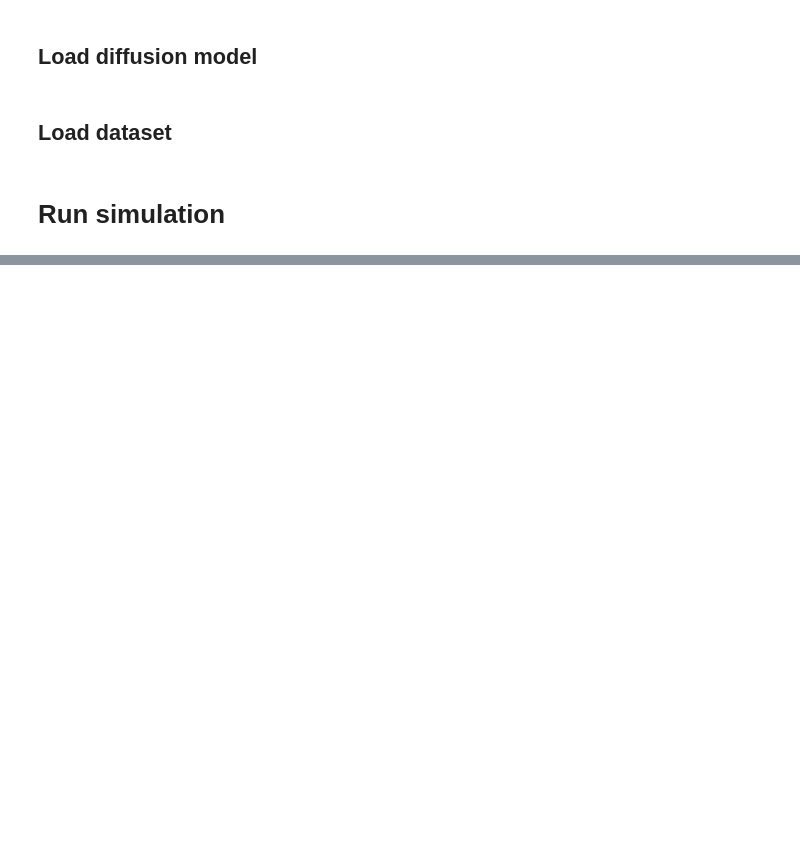
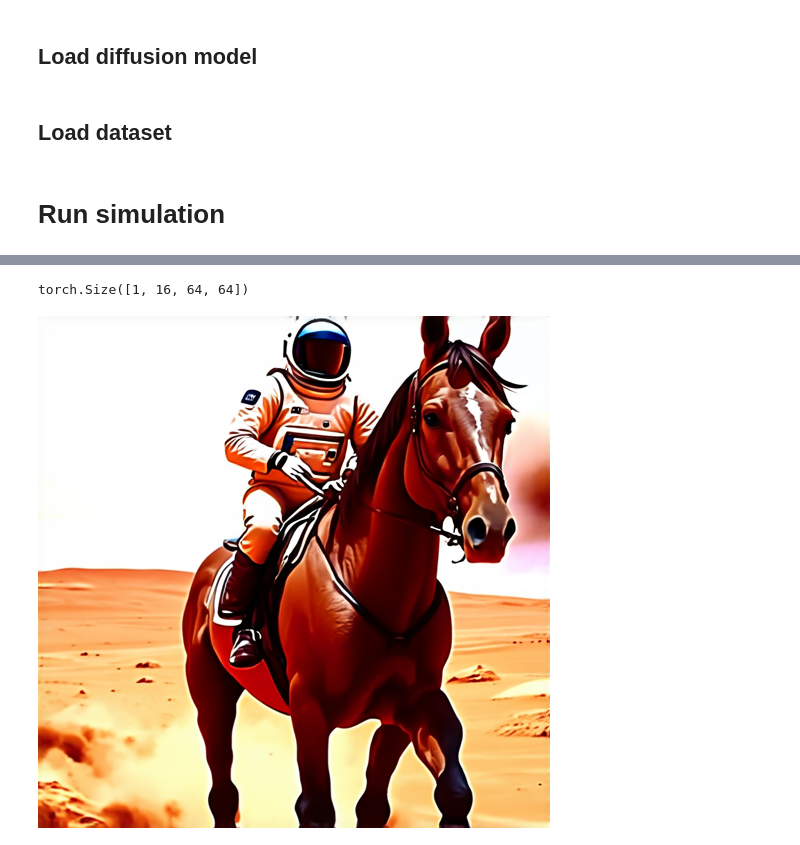
Before and after one commit to jackellishsieh/ttt-diffusion-adaptation, a Jupyter notebook: pipeline-v1.ipynb, the cells around one changed output, grey strips where cells are left out. Drawn from its saved outputs; the diff is of its cells as text; code cells hidden in the pictures; blank space fills up the shorter version.

Commit message:
Update LatentSurvivalGenerator

```diff
--- a/pipeline-v1.ipynb
+++ b/pipeline-v1.ipynb
@@ -190,0 +232,27 @@ metrics_df
+# %%
+new_latents = pipe.prepare_latents(
+    batch_size=1,
+    num_channels_latents=pipe.vae.config.latent_channels,
+    height=512,
+    width=512,
+    dtype=pipe.vae.dtype,
+    device="cpu",
+    generator=torch.Generator(),
+)
+# %%
+new_latents.shape
+# %% [output]
+torch.Size([1, 16, 64, 64])
+# %%
+# Generate with these new latents
+pipe(
+    prompt="A photo of an astronaut riding a horse on mars",
+    latents=new_latents,
+    num_images_per_prompt=1,
+    width=512,
+    height=512,
+    num_inference_steps=20,
+    guidance_scale=7.5,
+).images[0]
+# %% [output]
+[figure, added]
```
Also changed, not shown: parts of 4 cells of this notebook, 3 other files.
